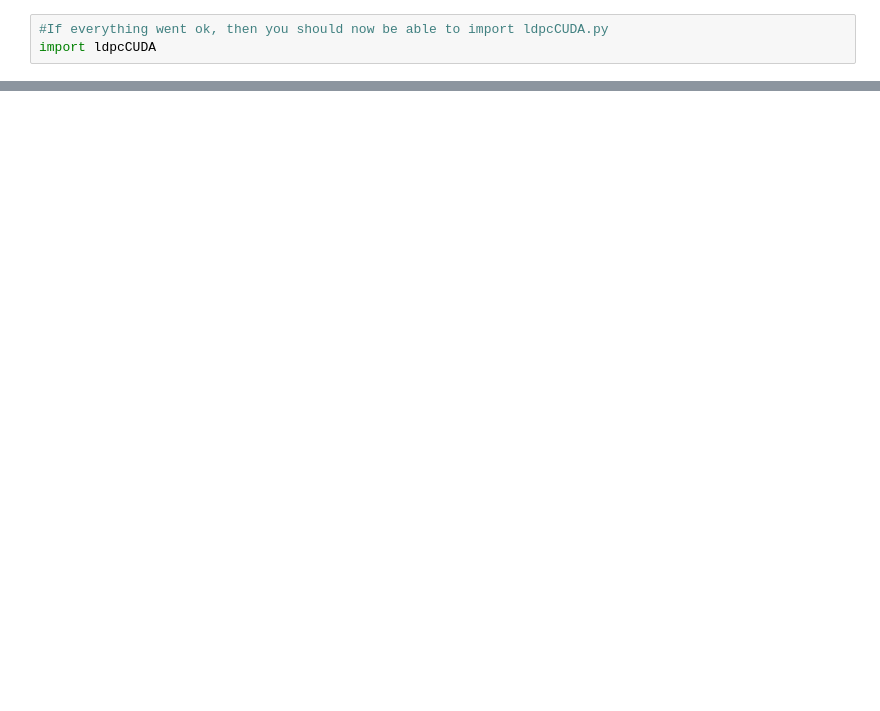
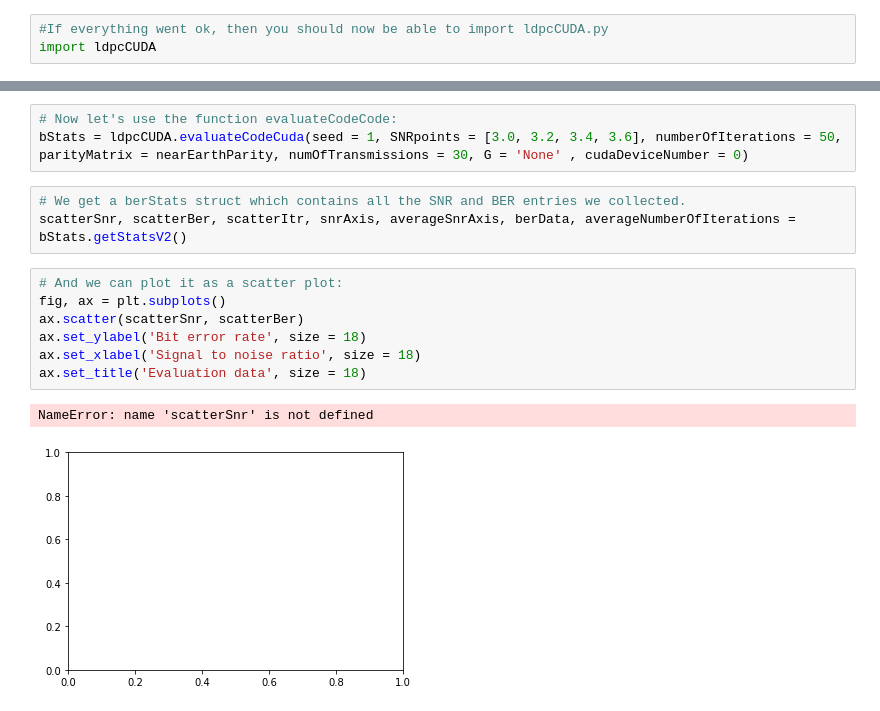
Before and after one commit to Omer-Sella/ldpc, a Jupyter notebook: rewardInvestigation.ipynb, the cells around one changed output, grey strips where cells are left out. Saved outputs shown, nothing was run; the diff lists cells and outputs as text; blank space fills up the shorter version.

```diff
--- a/rewardInvestigation.ipynb
+++ b/rewardInvestigation.ipynb
@@ -70,0 +82,16 @@ After 7 iterations of min-sum decoding, the bit error rate is 0 / <length of cod
+# %%
+# Now let's use the function evaluateCodeCode:
+bStats = ldpcCUDA.evaluateCodeCuda(seed = 1, SNRpoints = [3.0, 3.2, 3.4, 3.6], numberOfIterations = 50, parityMatrix = nearEarthParity, numOfTransmissions = 30, G = 'None' , cudaDeviceNumber = 0)
+# %%
+# We get a berStats struct which contains all the SNR and BER entries we collected.
+scatterSnr, scatterBer, scatterItr, snrAxis, averageSnrAxis, berData, averageNumberOfIterations = bStats.getStatsV2()
+# %%
+# And we can plot it as a scatter plot:
+fig, ax = plt.subplots()
+ax.scatter(scatterSnr, scatterBer)
+ax.set_ylabel('Bit error rate', size = 18)
+ax.set_xlabel('Signal to noise ratio', size = 18)
+ax.set_title('Evaluation data', size = 18)
+# %% [output]
+NameError: name 'scatterSnr' is not defined
+[figure, added]
```
Also changed, not shown: parts of 7 cells of this notebook.
